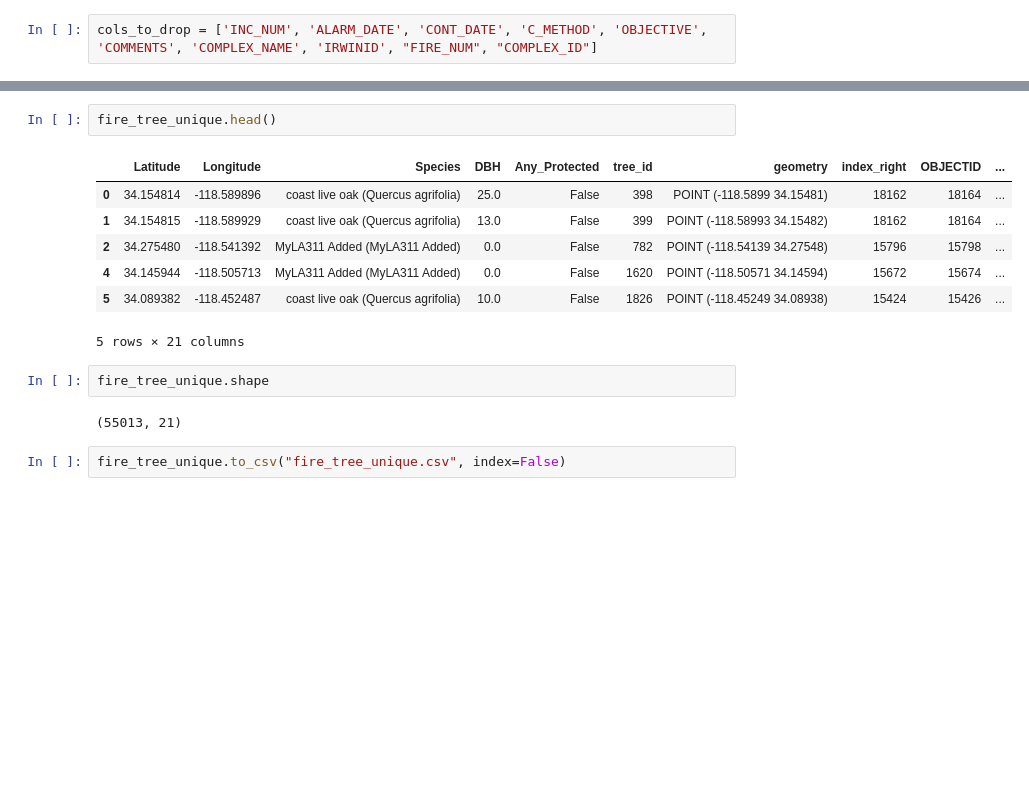
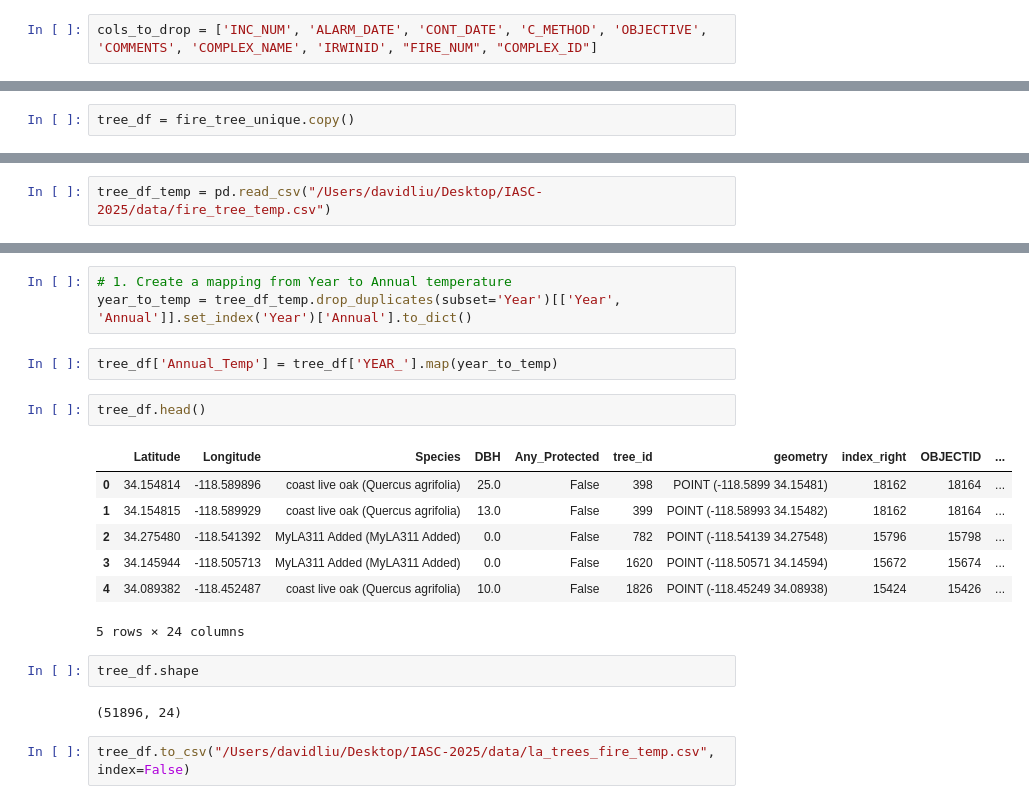
Before and after one commit to GitData-GA/FireScape, a Jupyter notebook: fire_data_preprocess.ipynb, the cells around one changed output, grey strips where cells are left out. Drawn from its saved outputs; the diff is of its cells as text; blank space fills up the shorter version.

```diff
--- a/fire_data_preprocess.ipynb
+++ b/fire_data_preprocess.ipynb
@@ -979,0 +319,2 @@ Index(['Latitude', 'Longitude', 'Species', 'DBH', 'Any_Protected', 'tree_id',
+# %%
+tree_df = fire_tree_unique.copy()
@@ -979,0 +426,2 @@ Index(['Latitude', 'Longitude', 'Species', 'DBH', 'Any_Protected', 'tree_id',
+# %%
+tree_df_temp = pd.read_csv("/Users/davidliu/Desktop/IASC-2025/data/fire_tree_temp.csv")
@@ -980,16 +454,21 @@ Index(['Latitude', 'Longitude', 'Species', 'DBH', 'Any_Protected', 'tree_id',
+# %%
+# 1. Create a mapping from Year to Annual temperature
+year_to_temp = tree_df_temp.drop_duplicates(subset='Year')[['Year', 'Annual']].set_index('Year')['Annual'].to_dict()
+# %%
+tree_df['Annual_Temp'] = tree_df['YEAR_'].map(year_to_temp)
 # %%
-fire_tree_unique.head()
+tree_df.head()
 # %% [output]
 |  | Latitude | Longitude | Species | DBH | Any_Protected | tree_id | geometry | index_right | OBJECTID | ... |
 | 0 | 34.154814 | -118.589896 | coast live oak (Quercus agrifolia) | 25.0 | False | 398 | POINT (-118.5899 34.15481) | 18162 | 18164 | ... |
 | 1 | 34.154815 | -118.589929 | coast live oak (Quercus agrifolia) | 13.0 | False | 399 | POINT (-118.58993 34.15482) | 18162 | 18164 | ... |
 | 2 | 34.275480 | -118.541392 | MyLA311 Added (MyLA311 Added) | 0.0 | False | 782 | POINT (-118.54139 34.27548) | 15796 | 15798 | ... |
-| 4 | 34.145944 | -118.505713 | MyLA311 Added (MyLA311 Added) | 0.0 | False | 1620 | POINT (-118.50571 34.14594) | 15672 | 15674 | ... |
-| 5 | 34.089382 | -118.452487 | coast live oak (Quercus agrifolia) | 10.0 | False | 1826 | POINT (-118.45249 34.08938) | 15424 | 15426 | ... |
+| 3 | 34.145944 | -118.505713 | MyLA311 Added (MyLA311 Added) | 0.0 | False | 1620 | POINT (-118.50571 34.14594) | 15672 | 15674 | ... |
+| 4 | 34.089382 | -118.452487 | coast live oak (Quercus agrifolia) | 10.0 | False | 1826 | POINT (-118.45249 34.08938) | 15424 | 15426 | ... |
-5 rows × 21 columns
+5 rows × 24 columns
 # %%
-fire_tree_unique.shape
+tree_df.shape
 # %% [output]
-(55013, 21)
+(51896, 24)
-# %%
-fire_tree_unique.to_csv("fire_tree_unique.csv", index=False)
+# %%
+tree_df.to_csv("/Users/davidliu/Desktop/IASC-2025/data/la_trees_fire_temp.csv", index=False)
```
Also changed, not shown: parts of 53 cells of this notebook, 1 other file.
